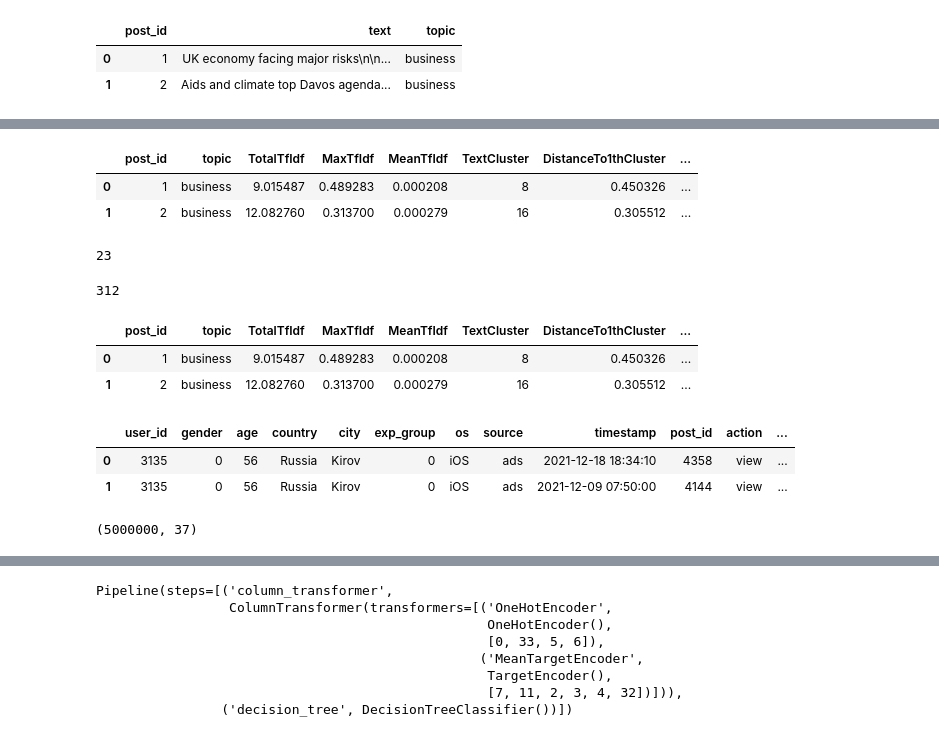
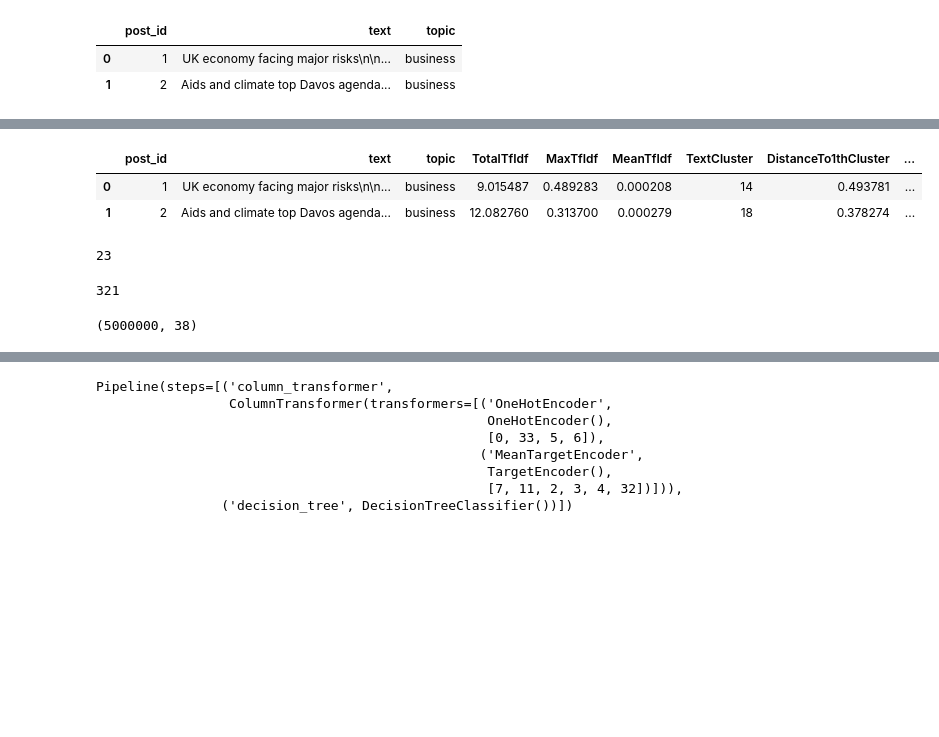
Before and after one commit to RadionNazmiev/recommendation_system_project, a Jupyter notebook: model.ipynb, the cells around one changed output, grey strips where cells are left out. Saved outputs shown, nothing was run; the diff lists cells and outputs as text; code cells hidden in the pictures; blank space fills up the shorter version.

```diff
--- a/model.ipynb
+++ b/model.ipynb
@@ -51,7 +45,3 @@ feeds_df.to_parquet(feeds_df_path)
-# %%
-users_df = pd.read_parquet(users_df_path)
-posts_df = pd.read_parquet(posts_df_path)
-feeds_df = pd.read_parquet(feeds_df_path)
 # %%
 users_df.shape, posts_df.shape, feeds_df.shape
 # %% [output]
@@ -145,10 +135,10 @@ kmeans_df.head()
 # %%
-posts_df = pd.concat((posts_df,kmeans_df),axis=1).drop('text', axis=1)
+posts_df = pd.concat((posts_df,kmeans_df),axis=1)
 posts_df.head(2)
 # %% [output]
-|  | post_id | topic | TotalTfIdf | MaxTfIdf | MeanTfIdf | TextCluster | DistanceTo1thCluster | ... |
-| 0 | 1 | business | 9.015487 | 0.489283 | 0.000208 | 8 | 0.450326 | ... |
-| 1 | 2 | business | 12.082760 | 0.313700 | 0.000279 | 16 | 0.305512 | ... |
+|  | post_id | text | topic | TotalTfIdf | MaxTfIdf | MeanTfIdf | TextCluster | DistanceTo1thCluster | ... |
+| 0 | 1 | UK economy facing major risks\n\n... | business | 9.015487 | 0.489283 | 0.000208 | 14 | 0.493781 | ... |
+| 1 | 2 | Aids and climate top Davos agenda... | business | 12.082760 | 0.313700 | 0.000279 | 18 | 0.378274 | ... |
 # %%
 posts_df.to_sql(
    "posts_info_by_radion_nazmiev",
@@ -180,4 +170,4 @@ del KMeans
 
 gc.collect()
 # %% [output]
-312
+321
@@ -187,14 +174,7 @@ posts_df.to_parquet(posts_processed_df_path)
-# %%
-posts_processed_df = pd.read_parquet(posts_processed_df_path)
-posts_processed_df.head(2)
-# %% [output]
-|  | post_id | topic | TotalTfIdf | MaxTfIdf | MeanTfIdf | TextCluster | DistanceTo1thCluster | ... |
-| 0 | 1 | business | 9.015487 | 0.489283 | 0.000208 | 8 | 0.450326 | ... |
-| 1 | 2 | business | 12.082760 | 0.313700 | 0.000279 | 16 | 0.305512 | ... |
 # %%
 df = pd.merge(
     feeds_df,
-    posts_processed_df,
+    posts_df,
     on='post_id',
     how='inner'
 )
@@ -205,15 +185,9 @@ df = pd.merge(
     how='inner'
 )
 
-df.head(2)
+df.shape
 # %% [output]
-|  | user_id | gender | age | country | city | exp_group | os | source | timestamp | post_id | action | ... |
-| 0 | 3135 | 0 | 56 | Russia | Kirov | 0 | iOS | ads | 2021-12-18 18:34:10 | 4358 | view | ... |
-| 1 | 3135 | 0 | 56 | Russia | Kirov | 0 | iOS | ads | 2021-12-09 07:50:00 | 4144 | view | ... |
+(5000000, 38)
-# %%
-df.shape
-# %% [output]
-(5000000, 37)
 # %%
 df['timestamp'] = pd.to_datetime(df['timestamp'])
 df['hour'] = df['timestamp'].dt.hour
```
Also changed, not shown: parts of 14 cells of this notebook, 10 other files.
